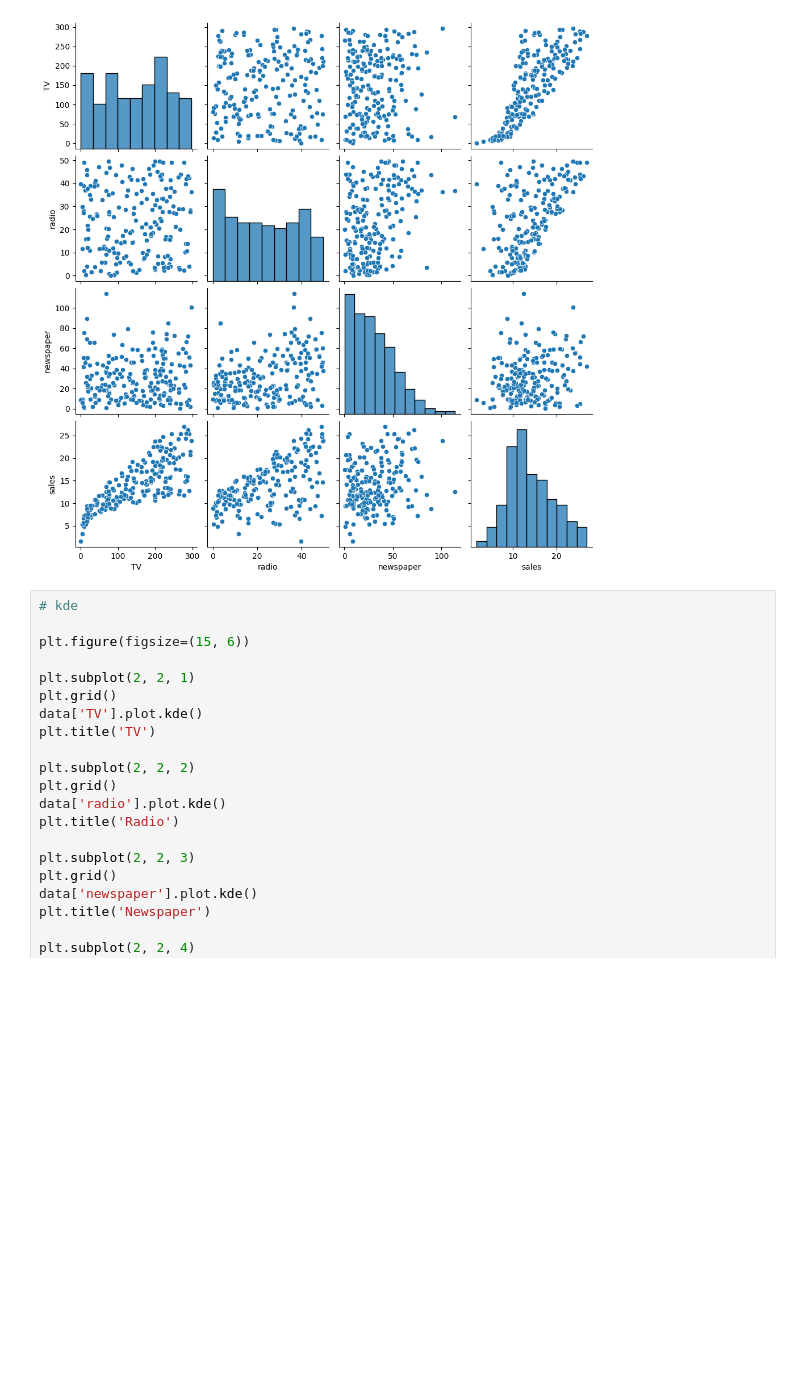
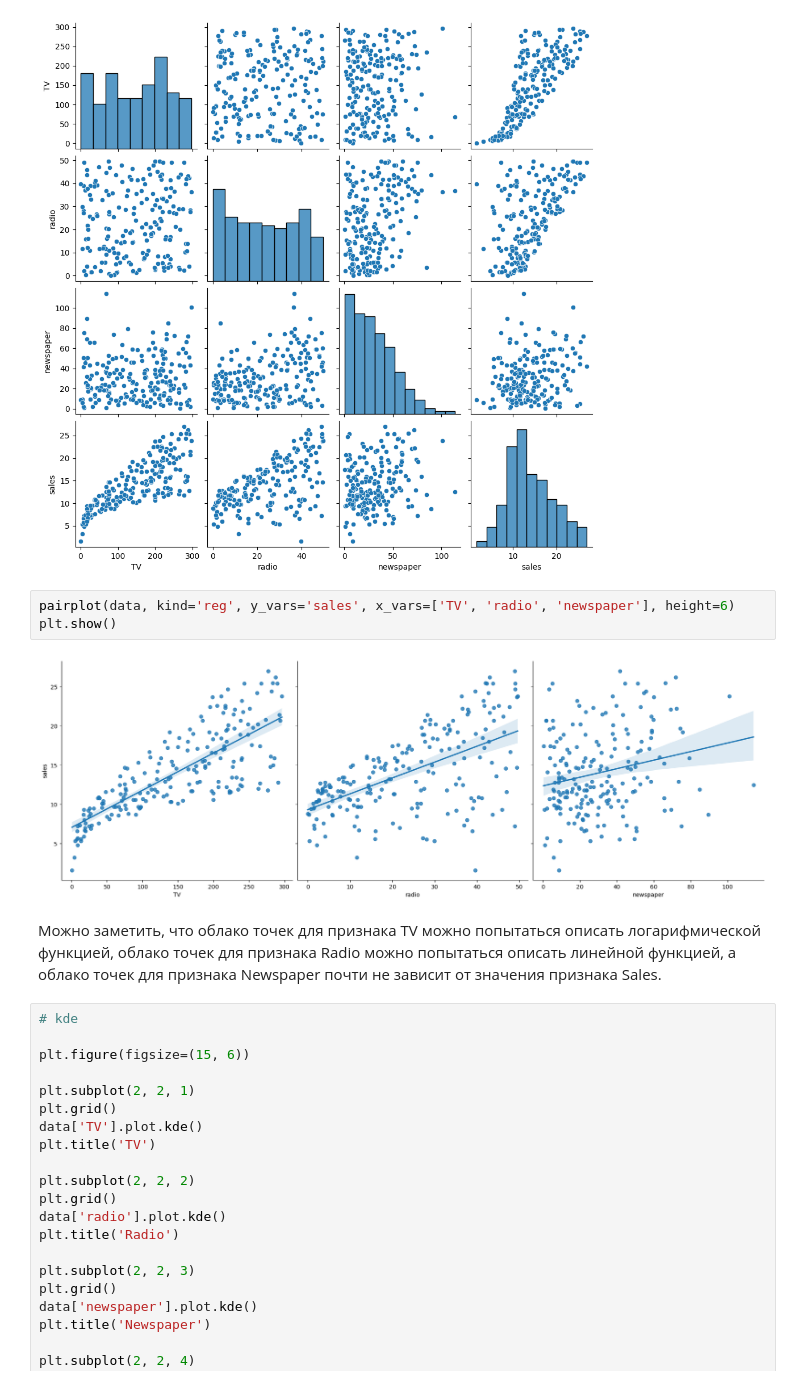
Before and after one commit to edelwiw/MachineLearning, a Jupyter notebook: Lab1.ipynb, the cells around one changed output. Saved outputs shown, nothing was run; the diff lists cells and outputs as text; blank space fills up the shorter version.

```diff
--- a/Lab1.ipynb
+++ b/Lab1.ipynb
@@ -141,6 +141,13 @@ pairplot(data)
 plt.show()
 # %% [output]
 [figure]
+# %%
+pairplot(data, kind='reg', y_vars='sales', x_vars=['TV', 'radio', 'newspaper'], height=6)
+plt.show()
+# %% [output]
+[figure, added]
+# %% [markdown]
+Можно заметить, что облако точек для признака TV можно попытаться описать логарифмической функцией, облако точек для признака Radio можно попытаться описать линейной функцией, а облако точек для признака Newspaper почти не зависит от значения признака Sales.
 # %%
 # kde
 
```
Also changed, not shown: parts of 2 cells of this notebook, 1 other file.
